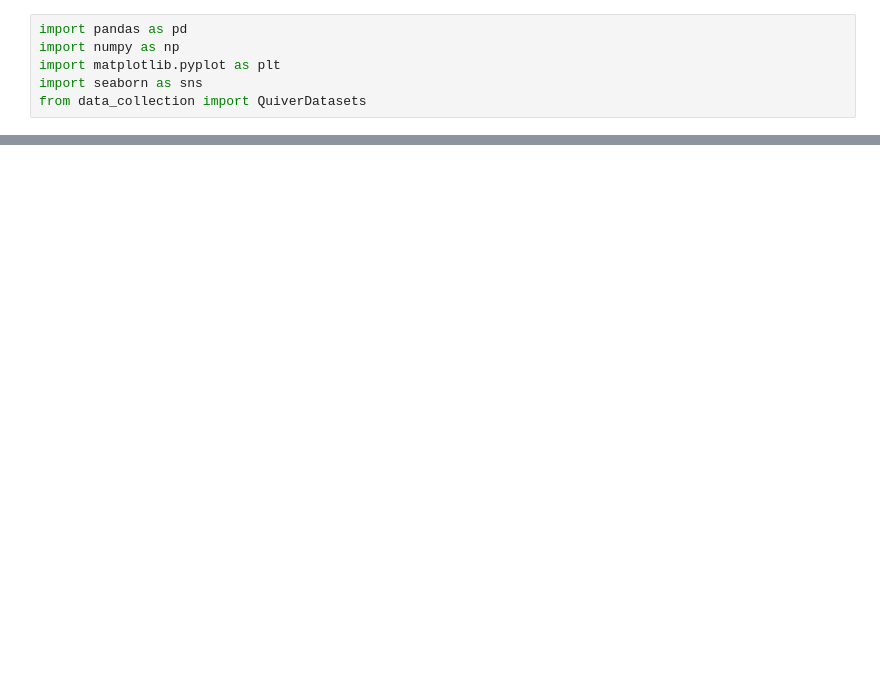
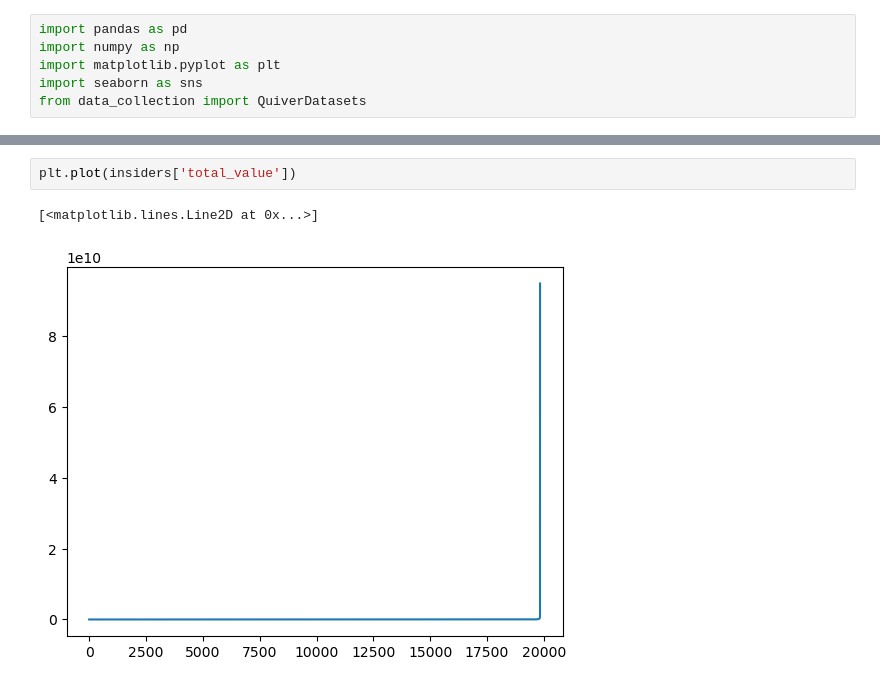
Before and after one commit to xtrabyte-consulting/insider-intel-algo, a Jupyter notebook: notebooks/01_qq_insiders_cleaning.ipynb, the cells around one changed output, grey strips where cells are left out. Cells and saved outputs as stored; diff of their text form; blank space fills up the shorter version.

```diff
--- a/notebooks/01_qq_insiders_cleaning.ipynb
+++ b/notebooks/01_qq_insiders_cleaning.ipynb
@@ -10,0 +125,5 @@ TypeError: make_qq_header() missing 1 required positional argument: 'api_key'
+# %%
+plt.plot(insiders['total_value'])
+# %% [output]
+[<matplotlib.lines.Line2D at 0x...>]
+[figure, added]
```
Also changed, not shown: parts of 15 cells of this notebook.
